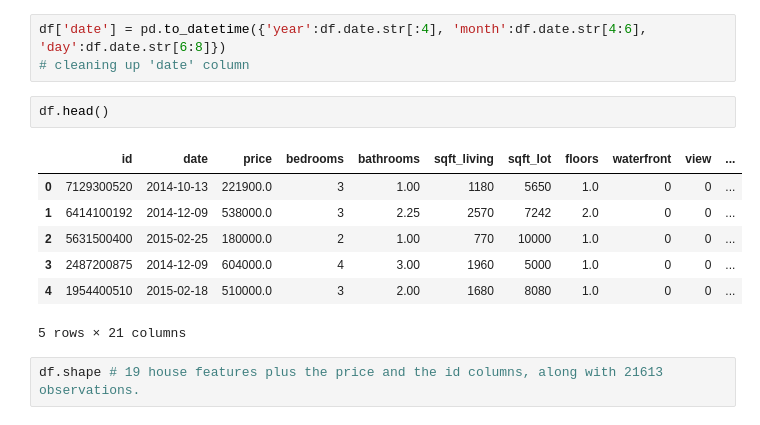
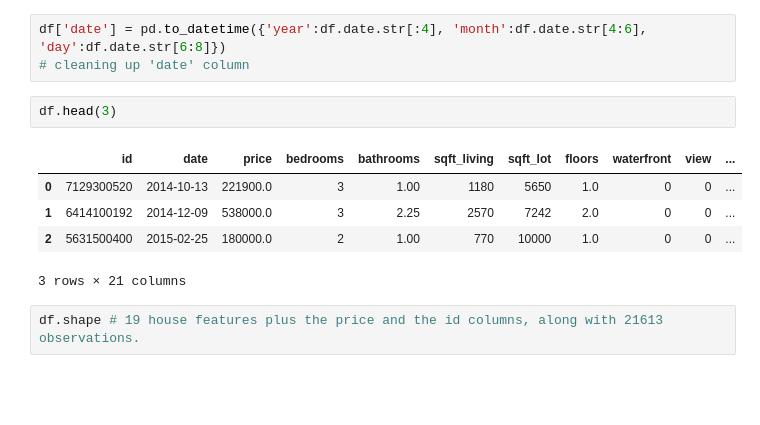
Before and after one commit to larnylopez/STAT-131-Project, a Jupyter notebook: final-checkpoint.ipynb, the cells around one changed output. Drawn from its saved outputs; the diff is of its cells as text; blank space fills up the shorter version.

```diff
--- a/final-checkpoint.ipynb
+++ b/final-checkpoint.ipynb
@@ -33,15 +39,13 @@ df.head()
 df['date'] = pd.to_datetime({'year':df.date.str[:4], 'month':df.date.str[4:6], 'day':df.date.str[6:8]})
 # cleaning up 'date' column
 # %%
-df.head()
+df.head(3)
 # %% [output]
 |  | id | date | price | bedrooms | bathrooms | sqft_living | sqft_lot | floors | waterfront | view | ... |
 | 0 | 7129300520 | 2014-10-13 | 221900.0 | 3 | 1.00 | 1180 | 5650 | 1.0 | 0 | 0 | ... |
 | 1 | 6414100192 | 2014-12-09 | 538000.0 | 3 | 2.25 | 2570 | 7242 | 2.0 | 0 | 0 | ... |
 | 2 | 5631500400 | 2015-02-25 | 180000.0 | 2 | 1.00 | 770 | 10000 | 1.0 | 0 | 0 | ... |
-| 3 | 2487200875 | 2014-12-09 | 604000.0 | 4 | 3.00 | 1960 | 5000 | 1.0 | 0 | 0 | ... |
-| 4 | 1954400510 | 2015-02-18 | 510000.0 | 3 | 2.00 | 1680 | 8080 | 1.0 | 0 | 0 | ... |
-5 rows × 21 columns
+3 rows × 21 columns
 # %%
 df.shape # 19 house features plus the price and the id columns, along with 21613 observations.
 # %% [output]
```
Also changed, not shown: parts of 27 cells of this notebook.
